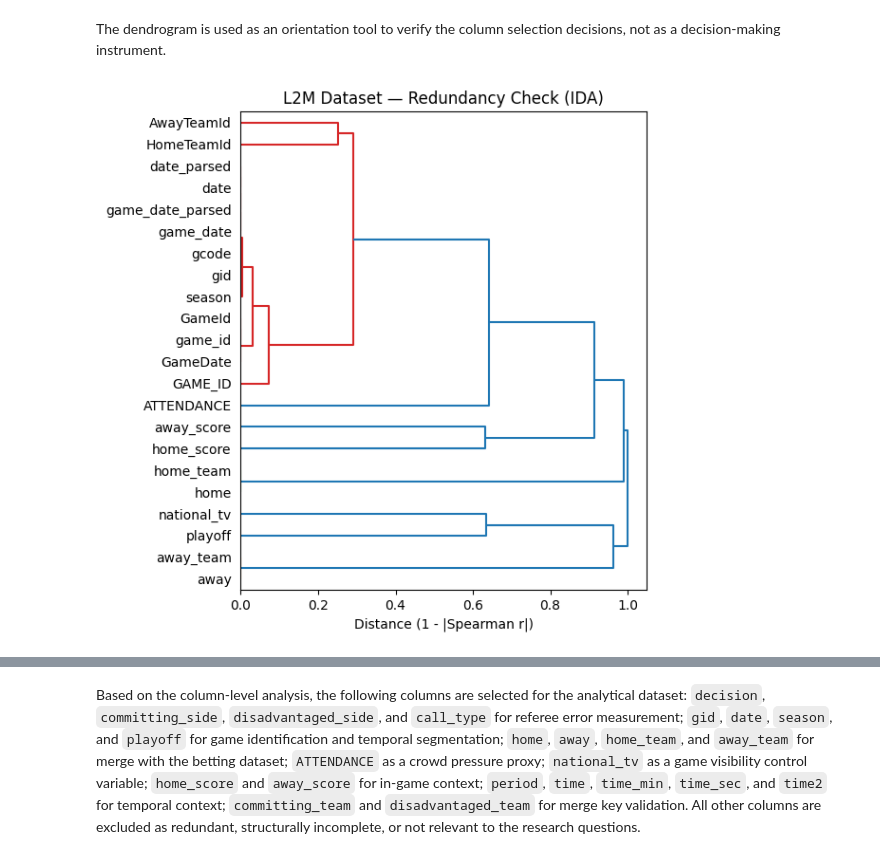
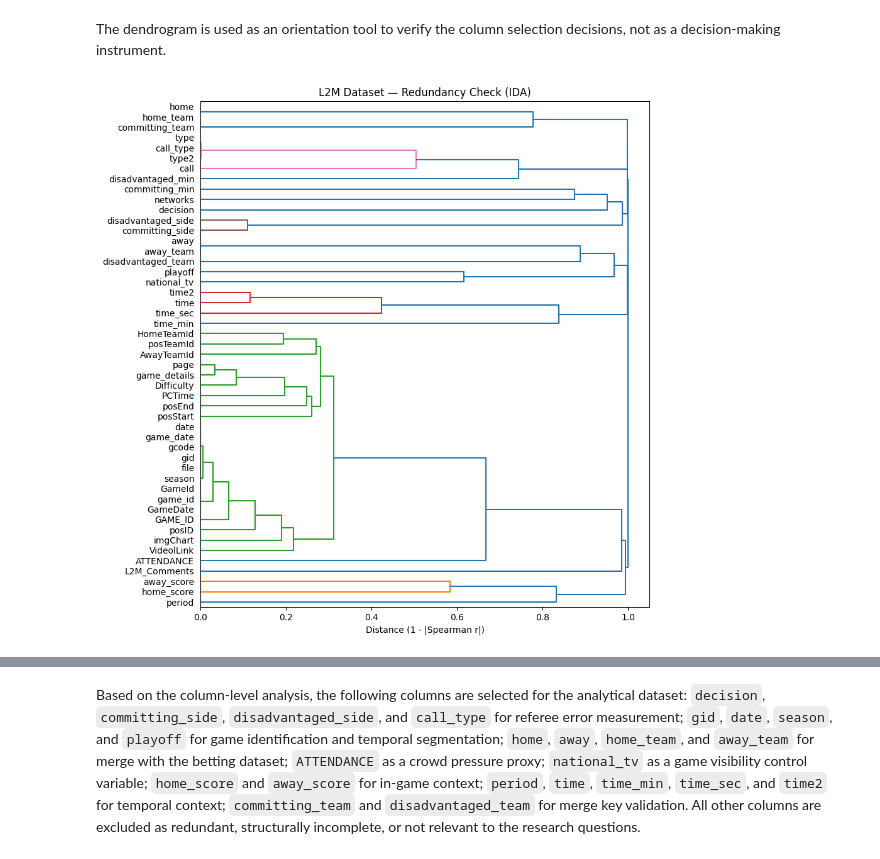
Before and after one commit to RoumenNikolov/decision-bias-study, a Jupyter notebook: bias_analysis.ipynb, the cells around one changed output, grey strips where cells are left out. Cells and saved outputs as stored; diff of their text form; code cells hidden in the pictures.

```diff
--- a/bias_analysis.ipynb
+++ b/bias_analysis.ipynb
@@ -1374,7 +1372,7 @@ print(nba_data[['posTeamId', 'committing_team']].dropna().drop_duplicates('commi
 # %% [markdown]
 The dendrogram is used as an orientation tool to verify the column selection decisions, not as a decision-making instrument.
 # %%
-plot_redundancy(games, title='L2M Dataset — Redundancy Check (IDA)', figsize=(6, 6) )
+plot_redundancy(nba_data, title='L2M Dataset — Redundancy Check (IDA)', figsize=(9, 9) )
 # %% [output]
-[figure, old version]
+[figure, new version]
 # %% [markdown]
```
Also changed, not shown: parts of 92 cells of this notebook, 5 other files.
